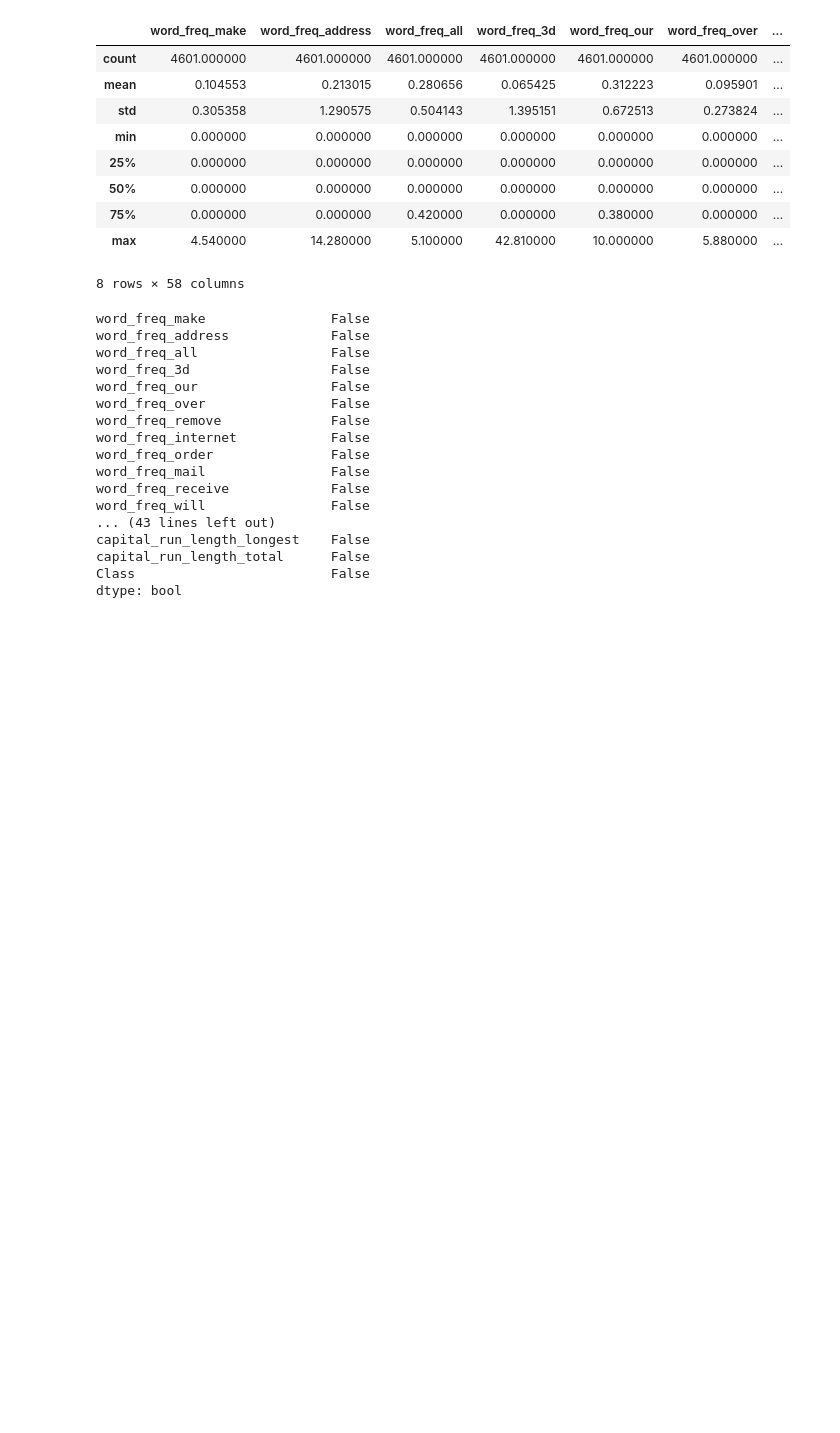
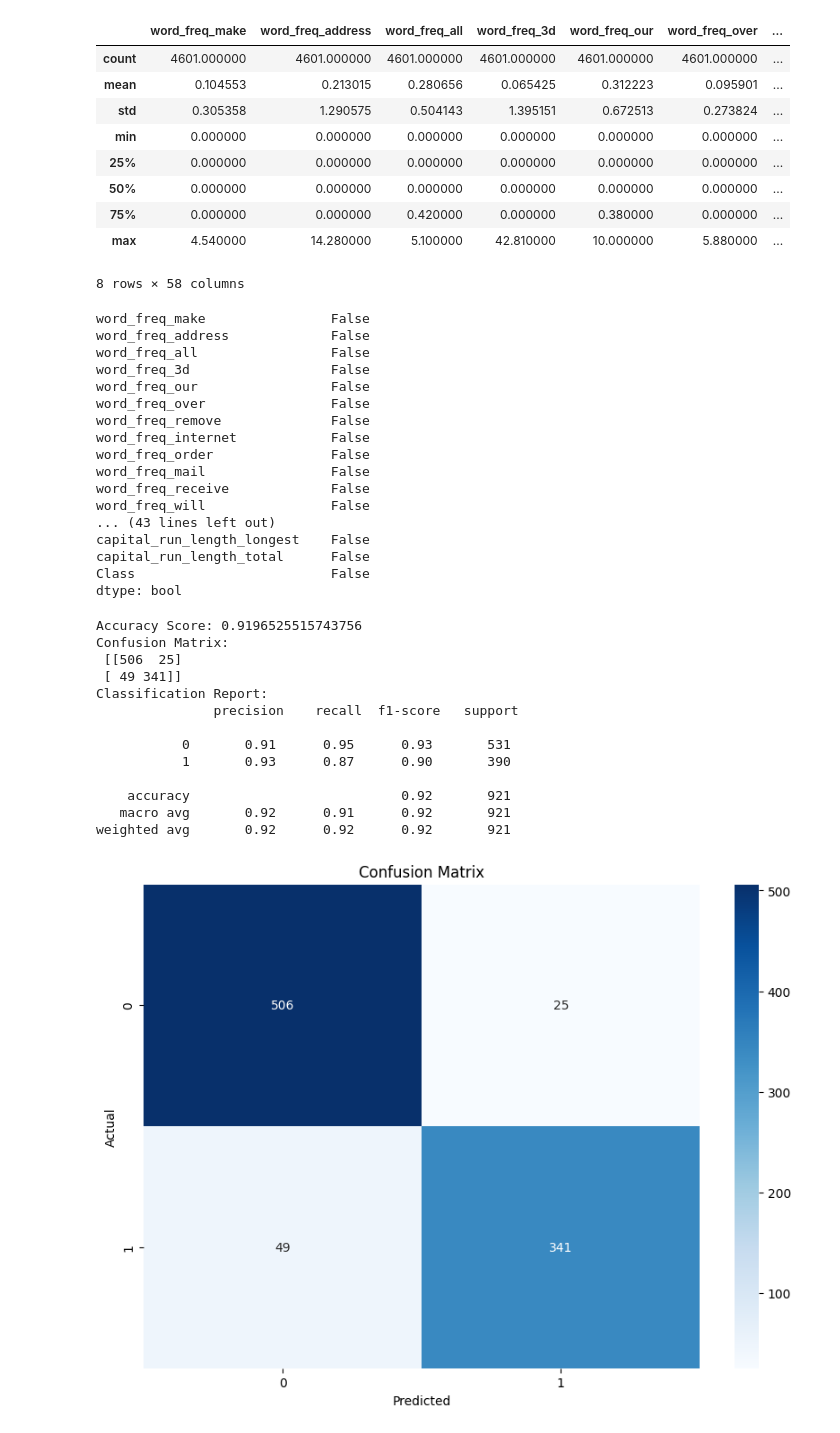
Before and after one commit to pujaroy280/DATA620WebAnalytics, a Jupyter notebook: DATA_620_Week_5_Part_2_Document_Classification.ipynb, the cells around one changed output. Saved outputs shown, nothing was run; the diff lists cells and outputs as text; code cells hidden in the pictures; blank space fills up the shorter version.

```diff
--- a/DATA_620_Week_5_Part_2_Document_Classification.ipynb
+++ b/DATA_620_Week_5_Part_2_Document_Classification.ipynb
@@ -80,3 +80,54 @@ capital_run_length_longest    False
 capital_run_length_total      False
 Class                         False
 dtype: bool
+# %%
+# Import additional necessary libraries
+from sklearn.model_selection import train_test_split
+from sklearn.preprocessing import StandardScaler
+from sklearn.linear_model import LogisticRegression
+from sklearn.metrics import classification_report, confusion_matrix, accuracy_score
+
+# Split the data into training and testing sets (80% train, 20% test)
+X_train, X_test, y_train, y_test = train_test_split(X, y, test_size=0.2, random_state=42)
+
+# Scale the features for better performance of the classifier
+scaler = StandardScaler()
+X_train = scaler.fit_transform(X_train)
+X_test = scaler.transform(X_test)
+
+# Initialize the Logistic Regression classifier
+classifier = LogisticRegression(random_state=42)
+
+# Train the classifier on the training data
+classifier.fit(X_train, y_train)
+
+# Make predictions on the testing data
+y_pred = classifier.predict(X_test)
+
+# Evaluate the classifier's performance
+print("Accuracy Score:", accuracy_score(y_test, y_pred))
+print("Confusion Matrix:\n", confusion_matrix(y_test, y_pred))
+print("Classification Report:\n", classification_report(y_test, y_pred))
+
+# Visualize the confusion matrix
+plt.figure(figsize=(10,7))
+sns.heatmap(confusion_matrix(y_test, y_pred), annot=True, fmt='d', cmap='Blues')
+plt.xlabel('Predicted')
+plt.ylabel('Actual')
+plt.title('Confusion Matrix')
+plt.show()
+# %% [output]
+Accuracy Score: 0.9196525515743756
+Confusion Matrix:
+ [[506  25]
+ [ 49 341]]
+Classification Report:
+               precision    recall  f1-score   support
+
+           0       0.91      0.95      0.93       531
+           1       0.93      0.87      0.90       390
+
+    accuracy                           0.92       921
+   macro avg       0.92      0.91      0.92       921
+weighted avg       0.92      0.92      0.92       921
+[figure, added]
```
